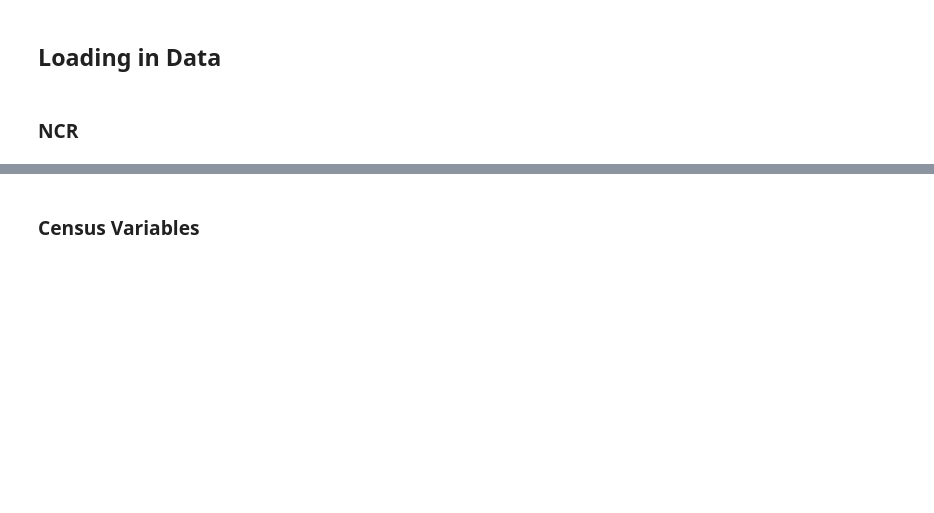
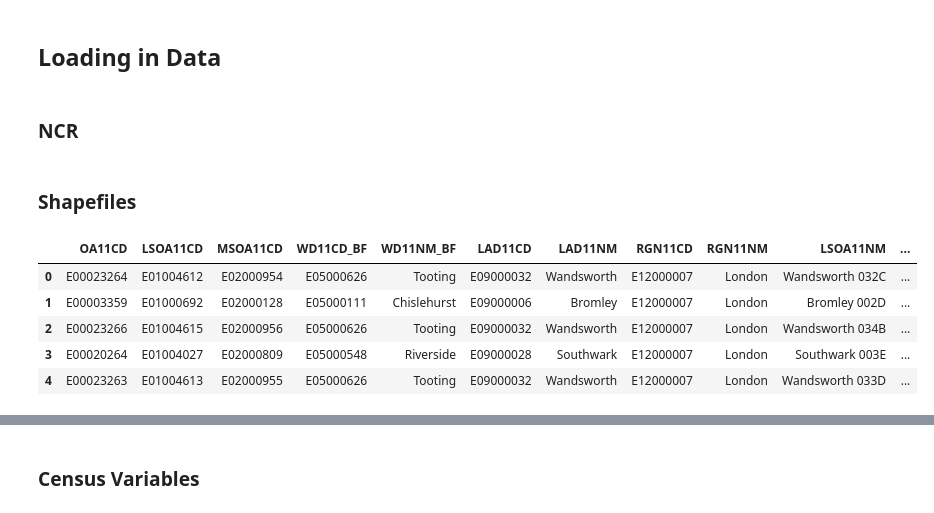
Before and after one commit to nifemi-alonge/evcs_spatial_analysis, a Jupyter notebook: Alonge_O_Dissertation_Analysis.ipynb, the cells around one changed output, grey strips where cells are left out. Saved outputs shown, nothing was run; the diff lists cells and outputs as text; code cells hidden in the pictures; blank space fills up the shorter version.

```diff
--- a/Alonge_O_Dissertation_Analysis.ipynb
+++ b/Alonge_O_Dissertation_Analysis.ipynb
@@ -40,0 +59,12 @@ import pandas as pd
+# %% [markdown]
+### Shapefiles
+# %%
+oa_bound = gpd.read_file("/content/drive/MyDrive/GDS-Yr2/Dissertation/Data/OA_2011_London_gen_MHW.shp")
+oa_bound.head()
+# %% [output]
+|  | OA11CD | LSOA11CD | MSOA11CD | WD11CD_BF | WD11NM_BF | LAD11CD | LAD11NM | RGN11CD | RGN11NM | LSOA11NM | ... |
+| 0 | E00023264 | E01004612 | E02000954 | E05000626 | Tooting | E09000032 | Wandsworth | E12000007 | London | Wandsworth 032C | ... |
+| 1 | E00003359 | E01000692 | E02000128 | E05000111 | Chislehurst | E09000006 | Bromley | E12000007 | London | Bromley 002D | ... |
+| 2 | E00023266 | E01004615 | E02000956 | E05000626 | Tooting | E09000032 | Wandsworth | E12000007 | London | Wandsworth 034B | ... |
+| 3 | E00020264 | E01004027 | E02000809 | E05000548 | Riverside | E09000028 | Southwark | E12000007 | London | Southwark 003E | ... |
+| 4 | E00023263 | E01004613 | E02000955 | E05000626 | Tooting | E09000032 | Wandsworth | E12000007 | London | Wandsworth 033D | ... |
```
Also changed, not shown: parts of 12 cells of this notebook.
